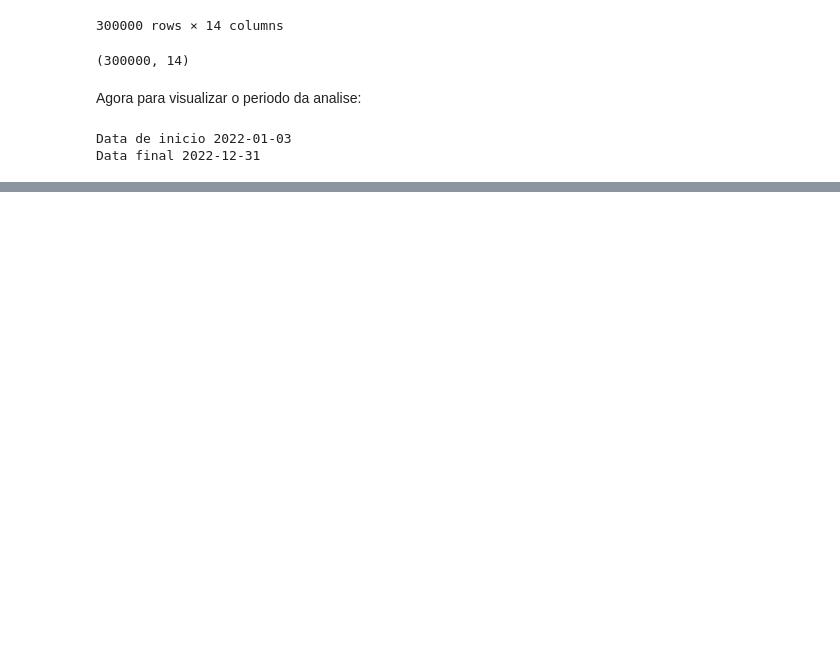
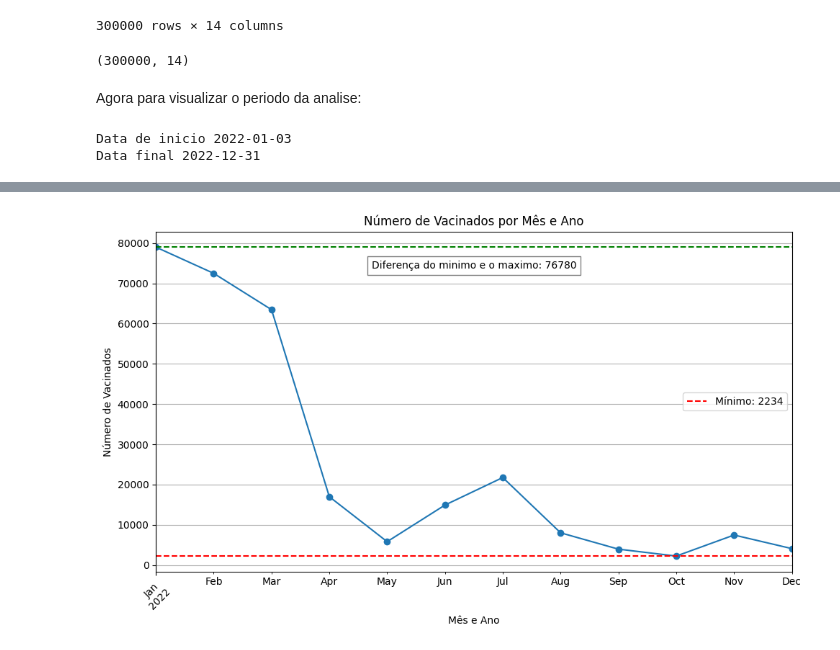
Before and after one commit to VellyKs/BigData_Data-set, a Jupyter notebook: data_setBigData.ipynb, the cells around one changed output, grey strips where cells are left out. Drawn from its saved outputs; the diff is of its cells as text; code cells hidden in the pictures; blank space fills up the shorter version.

```diff
--- a/data_setBigData.ipynb
+++ b/data_setBigData.ipynb
@@ -176,0 +214,48 @@ plt.show()
+# %%
+def get_vacinados_data():
+    conn = sqlite3.connect('vacinados.db')
+    query = "SELECT data_vacinacao FROM vacinados"
+    df = pd.read_sql_query(query, conn)
+    conn.close()
+    return df
+def plot_vacinados_por_mes_ano():
+    df = get_vacinados_data()
+
+    # Converter a coluna 'data_vacinacao' para o formato datetime
+    df['data_vacinacao'] = pd.to_datetime(df['data_vacinacao'])
+
+    # Extrair o mês e o ano
+    df['mes_ano'] = df['data_vacinacao'].dt.to_period('M')
+
+    # Agrupar por mês e ano e calcular a contagem de vacinados
+    vacinados_por_mes_ano = df.groupby('mes_ano').size()
+
+    # Plotar o gráfico
+    plt.figure(figsize=(10, 6))
+    vacinados_por_mes_ano.plot(kind='line', marker='o', linestyle='-')
+
+    # Marcar o mínimo
+    minimo = vacinados_por_mes_ano.min()
+    plt.axhline(y=minimo, color='r', linestyle='--', label=f'Mínimo: {minimo}')
+    plt.legend()
+
+    maximo = vacinados_por_mes_ano.max()
+    plt.axhline(y=maximo, color='g', linestyle='--', label=f'Máximo: {maximo}')
+    diff = maximo - minimo
+
+    # Adicionar texto indicando a diferença
+    texto_diff = f'Diferença do minimo e o maximo: {diff}'
+    plt.text(0.5, 0.9, texto_diff, ha='center', va='center', transform=plt.gca().transAxes, fontsize=10, bbox=dict(facecolor='white', alpha=0.5))
+
+    plt.title('Número de Vacinados por Mês e Ano')
+    plt.xlabel('Mês e Ano')
+    plt.ylabel('Número de Vacinados')
+    plt.xticks(rotation=45)
+    plt.grid(True)
+    plt.tight_layout()
+    plt.show()
+
+
+plot_vacinados_por_mes_ano()
+# %% [output]
+[figure, added]
```
Also changed, not shown: parts of 9 cells of this notebook.
